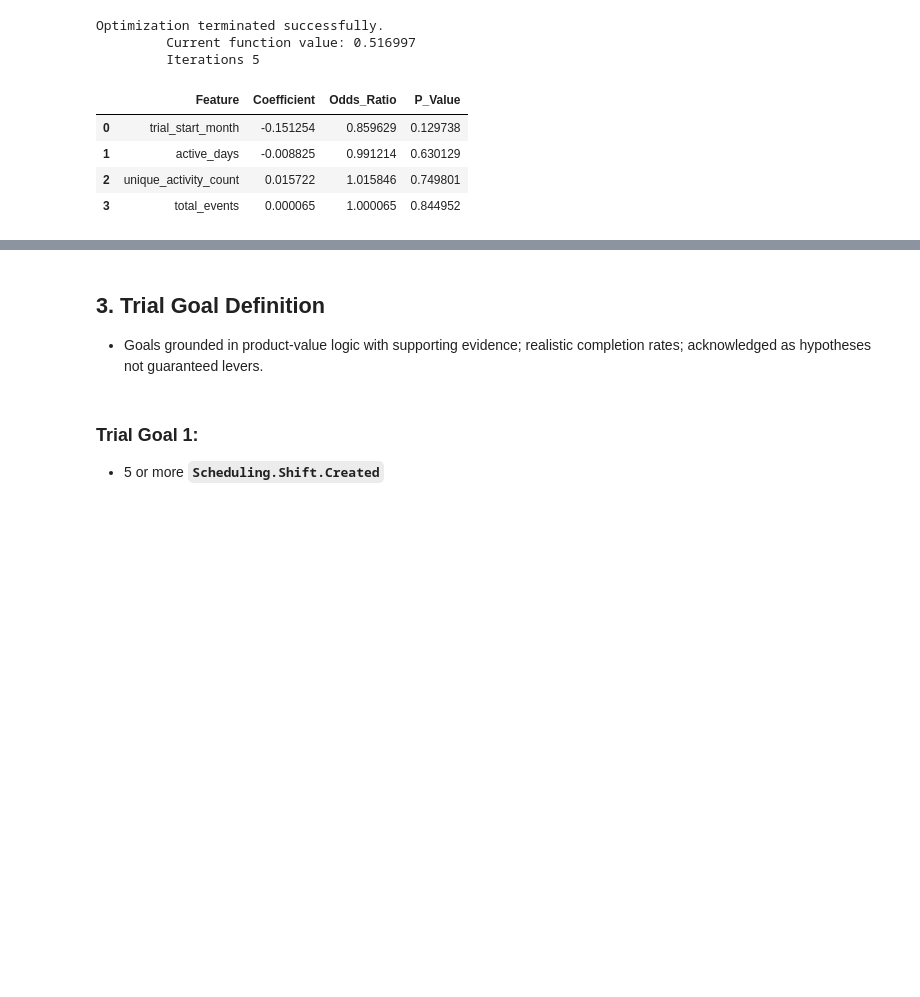
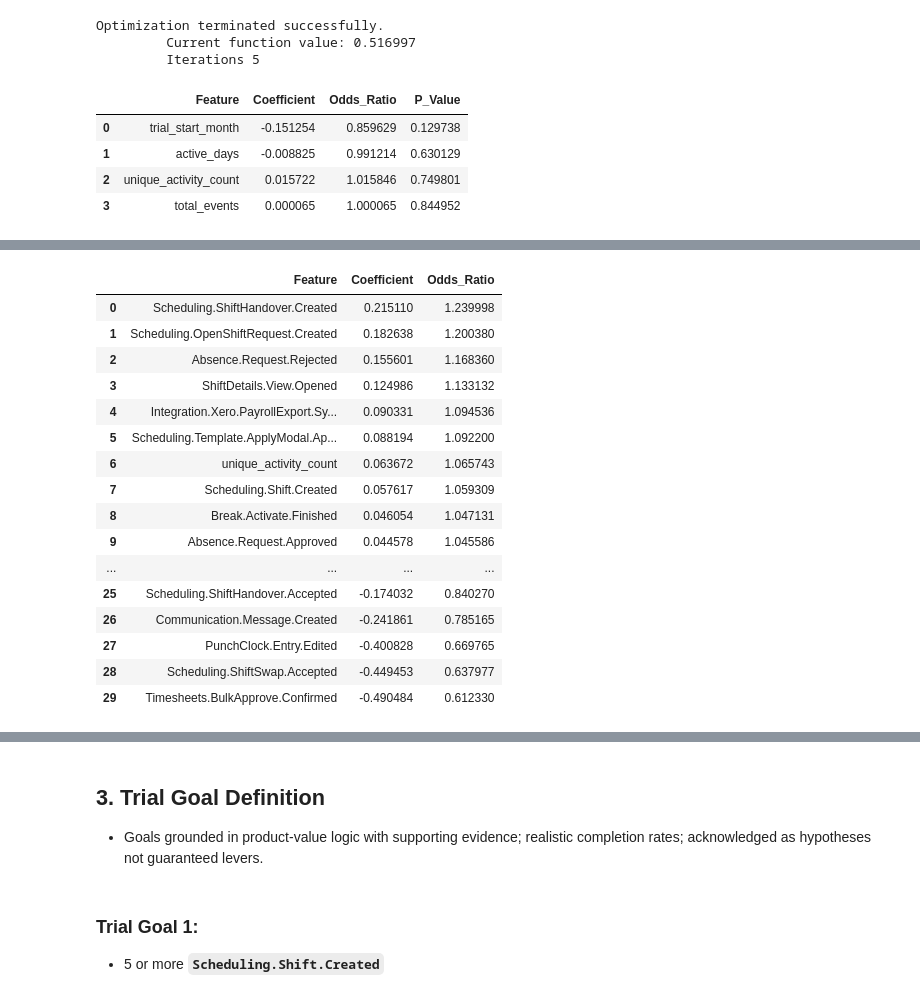
Before and after one commit to jacobdbt2100/trial_activation_analysis, a Jupyter notebook: notebooks/02_conversion_driver_analysis.ipynb, the cells around one changed output, grey strips where cells are left out. Saved outputs shown, nothing was run; the diff lists cells and outputs as text; code cells hidden in the pictures; blank space fills up the shorter version.

```diff
--- a/notebooks/02_conversion_driver_analysis.ipynb
+++ b/notebooks/02_conversion_driver_analysis.ipynb
@@ -313,0 +318,100 @@ Optimization terminated successfully.
+# %%
+import pandas as pd
+import numpy as np
+
+from sklearn.preprocessing import StandardScaler
+from sklearn.linear_model import LogisticRegression
+
+# Target
+y = (
+    df_organization_act_count['CONVERTED']
+    .fillna(False)
+    .astype(int)
+)
+
+# Columns to exclude
+exclude_columns = [
+    'ORGANIZATION_ID',
+    'CONVERTED',
+    'CONVERTED_AT',
+    'TRIAL_START',
+    'TRIAL_END',
+    'days_to_convert'
+]
+
+# Select numeric features
+numeric_features = (
+    df_organization_act_count
+    .drop(columns=exclude_columns, errors='ignore')
+    .select_dtypes(include=['number'])
+    .columns
+)
+
+X = df_organization_act_count[numeric_features].copy()
+
+# Fill missing
+X = X.fillna(0)
+
+# Remove zero-variance columns
+X = X.loc[:, X.nunique() > 1]
+
+# Remove rare features
+min_usage = 10
+
+activity_usage = X.sum()
+
+X = X.loc[:, activity_usage >= min_usage]
+
+# Log-transform
+X = np.log1p(X)
+
+# Standardise
+scaler = StandardScaler()
+
+X_scaled = scaler.fit_transform(X)
+
+# Fit Regularised Logistic Regression
+model = LogisticRegression(
+    penalty='l1',
+    solver='liblinear',
+    max_iter=1000
+)
+
+model.fit(X_scaled, y)
+
+# Extract coefficients
+coefficients = model.coef_[0]
+
+odds_ratios = np.exp(coefficients)
+
+logistic_results = pd.DataFrame({
+    'Feature': X.columns,
+    'Coefficient': coefficients,
+    'Odds_Ratio': odds_ratios
+})
+
+# Sort by strongest effects
+logistic_results = logistic_results.sort_values(
+    by='Odds_Ratio',
+    ascending=False
+).reset_index(drop=True)
+
+logistic_results
+# %% [output]
+|  | Feature | Coefficient | Odds_Ratio |
+| 0 | Scheduling.ShiftHandover.Created | 0.215110 | 1.239998 |
+| 1 | Scheduling.OpenShiftRequest.Created | 0.182638 | 1.200380 |
+| 2 | Absence.Request.Rejected | 0.155601 | 1.168360 |
+| 3 | ShiftDetails.View.Opened | 0.124986 | 1.133132 |
+| 4 | Integration.Xero.PayrollExport.Sy... | 0.090331 | 1.094536 |
+| 5 | Scheduling.Template.ApplyModal.Ap... | 0.088194 | 1.092200 |
+| 6 | unique_activity_count | 0.063672 | 1.065743 |
+| 7 | Scheduling.Shift.Created | 0.057617 | 1.059309 |
+| 8 | Break.Activate.Finished | 0.046054 | 1.047131 |
+| 9 | Absence.Request.Approved | 0.044578 | 1.045586 |
+| ... | ... | ... | ... |
+| 25 | Scheduling.ShiftHandover.Accepted | -0.174032 | 0.840270 |
+| 26 | Communication.Message.Created | -0.241861 | 0.785165 |
+| 27 | PunchClock.Entry.Edited | -0.400828 | 0.669765 |
+| 28 | Scheduling.ShiftSwap.Accepted | -0.449453 | 0.637977 |
+| 29 | Timesheets.BulkApprove.Confirmed | -0.490484 | 0.612330 |
```
Also changed, not shown: parts of 10 cells of this notebook, 4 other files.
